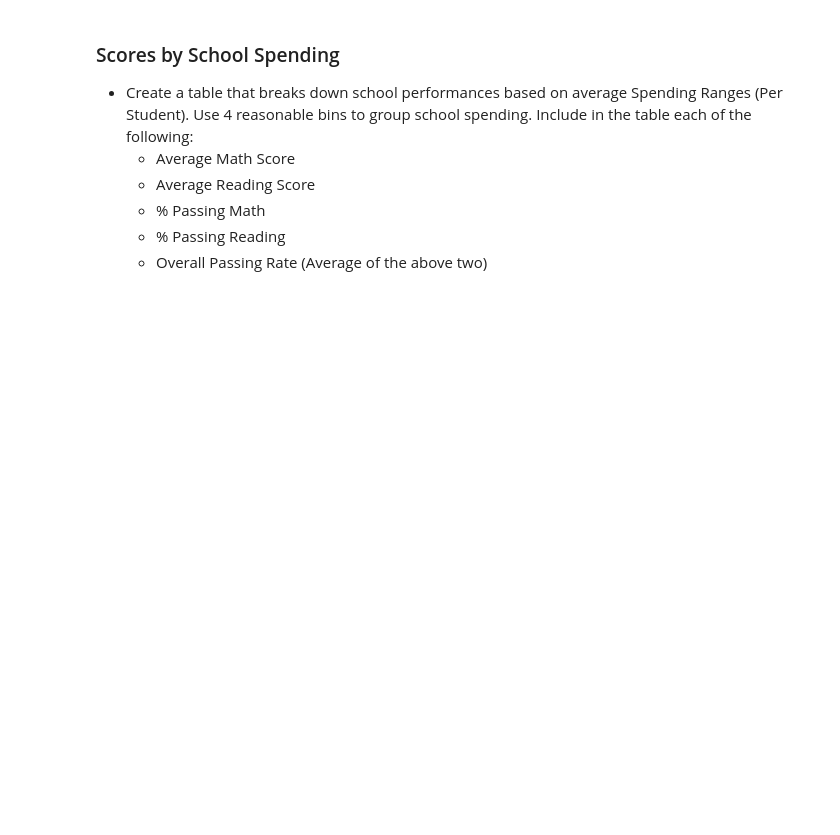
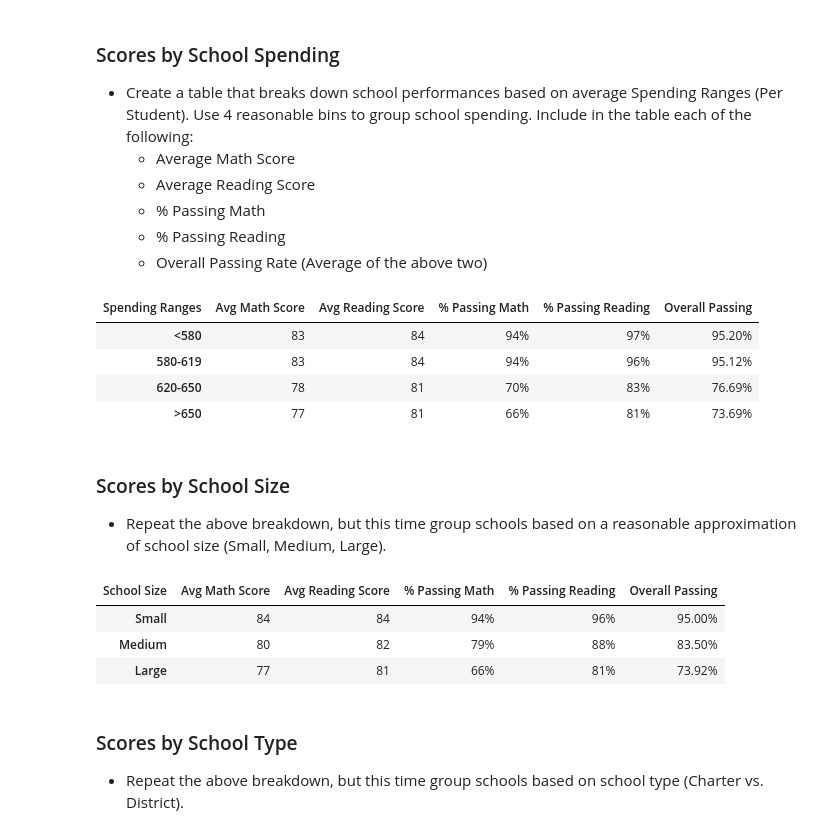
Before and after one commit to lmchvz/pandas-challenge, a Jupyter notebook: PyCitySchools/PyCitySchools.ipynb, the cells around one changed output. Saved outputs shown, nothing was run; the diff lists cells and outputs as text; code cells hidden in the pictures; blank space fills up the shorter version.

```diff
--- a/PyCitySchools/PyCitySchools.ipynb
+++ b/PyCitySchools/PyCitySchools.ipynb
@@ -541,0 +351,45 @@ reading_scores_by_grade
+# %%
+# Find the Average (.mean) Math and Reading score Grouped by Spending Ranges
+avg_math = merged_data.groupby(["spending_ranges"]).mean()["math_score"].map("{:,.0f}".format)
+avg_read = merged_data.groupby(["spending_ranges"]).mean()["reading_score"].map("{:,.0f}".format)
+# %%
+#Find total of Students Passing Math (>69)
+passing_math = (merged_data[merged_data["math_score"]>69].groupby("spending_ranges")['Student ID'].count()
+              / (merged_data["spending_ranges"].value_counts())).map("{:,.0%}".format)
+# Took format off for overall passing calculation
+math_unformatted = (merged_data[merged_data["math_score"]>69].groupby("spending_ranges")['Student ID'].count()
+              / (merged_data["spending_ranges"].value_counts()))
+# %%
+#Find total of Students Passing Reading (>69)
+passing_read = (merged_data[merged_data["reading_score"]>69].groupby("spending_ranges")["Student ID"].count()
+              / (merged_data["spending_ranges"].value_counts())).map("{:,.0%}".format)
+# Took format off for overall passing calculation
+read_unformatted = (merged_data[merged_data["reading_score"]>69].groupby("spending_ranges")["Student ID"].count()
+              / (merged_data["spending_ranges"].value_counts()))
+# %%
+# Calculate Overall Passing Rate (Average of the above two)
+overall_pass = ((math_unformatted + read_unformatted) / 2).map("{:,.2%}".format)
+# %%
+# Create School Summary DataFrame using above calculations to create an overview table
+spending_summary = pd.DataFrame({"Avg Math Score": avg_math,
+                                   "Avg Reading Score": avg_read,
+                                   "% Passing Math": passing_math,
+                                   "% Passing Reading": passing_read,
+                                   "Overall Passing": overall_pass})
+
+# StackOverflow trick to get titles on the same line
+spending_summary.index.name = "Spending Ranges"
+spending_summary.columns.name = spending_summary.index.name
+spending_summary.index.name = None
+
+spending_summary
+# %% [output]
+| Spending Ranges | Avg Math Score | Avg Reading Score | % Passing Math | % Passing Reading | Overall Passing |
+| <580 | 83 | 84 | 94% | 97% | 95.20% |
+| 580-619 | 83 | 84 | 94% | 96% | 95.12% |
+| 620-650 | 78 | 81 | 70% | 83% | 76.69% |
+| >650 | 77 | 81 | 66% | 81% | 73.69% |
+# %% [markdown]
+### Scores by School Size
+
+* Repeat the above breakdown, but this time group schools based on a reasonable approximation of school size (Small, Medium, Large).
@@ -541,0 +429,23 @@ reading_scores_by_grade
+# %%
+# Create School Summary DataFrame using above calculations to create an overview table
+size_summary = pd.DataFrame({"Avg Math Score": avg_math,
+                             "Avg Reading Score": avg_read,
+                             "% Passing Math": passing_math,
+                             "% Passing Reading": passing_read,
+                             "Overall Passing": overall_pass})
+
+# StackOverflow trick to get titles on the same line
+size_summary.index.name = "School Size"
+size_summary.columns.name = size_summary.index.name
+size_summary.index.name = None
+
+size_summary
+# %% [output]
+| School Size | Avg Math Score | Avg Reading Score | % Passing Math | % Passing Reading | Overall Passing |
+| Small | 84 | 84 | 94% | 96% | 95.00% |
+| Medium | 80 | 82 | 79% | 88% | 83.50% |
+| Large | 77 | 81 | 66% | 81% | 73.92% |
+# %% [markdown]
+### Scores by School Type
+
+* Repeat the above breakdown, but this time group schools based on school type (Charter vs. District).
```
Also changed, not shown: parts of 36 cells of this notebook, 1 other file.
